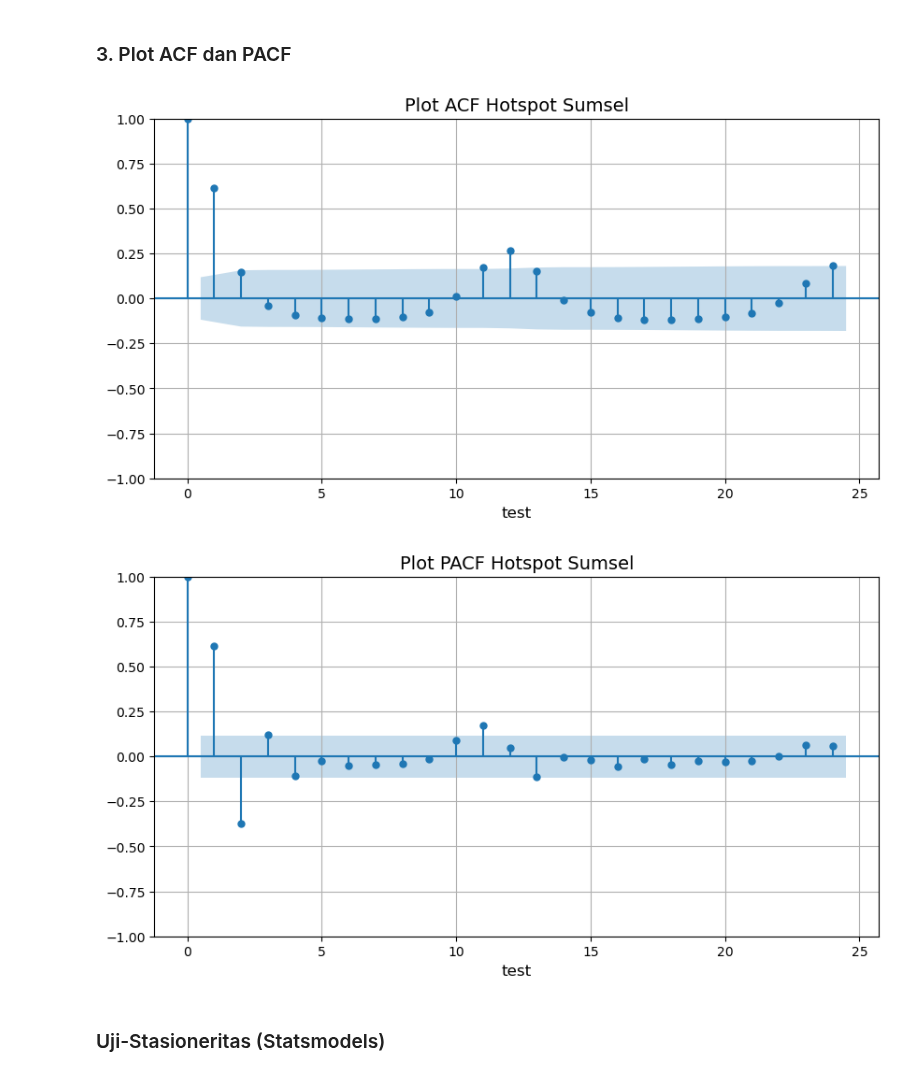
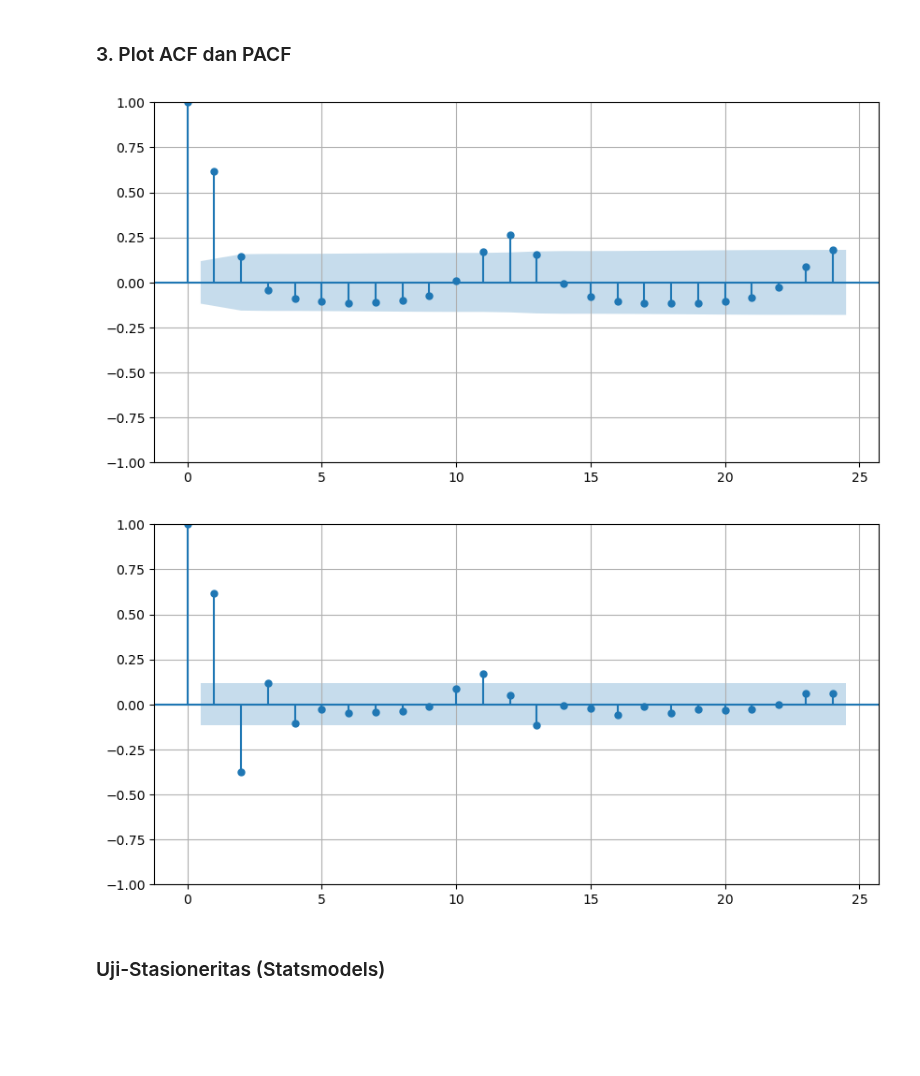
Before and after one commit to kusin/2024_BOPTN_Hopsot, a Jupyter notebook: source-code/Step3_analisa_time_series.ipynb, the cells around one changed output. Drawn from its saved outputs; the diff is of its cells as text; code cells hidden in the pictures; blank space fills up the shorter version.

```diff
--- a/source-code/Step3_analisa_time_series.ipynb
+++ b/source-code/Step3_analisa_time_series.ipynb
@@ -140,20 +140,20 @@ plt.show()
 # %%
 # membuat frame
 fig, ax = plt.subplots(figsize = (10,5))
 
 # membuat time series plot
 plot_acf(df_normalisasi["hotspot"], lags=24, ax=ax)
 
 # membuat label-label
-ax.set_title("Plot ACF Hotspot Sumsel", fontsize=14)
-ax.set_xlabel("test", fontsize=12)
+ax.set_title("", fontsize=14)
+ax.set_xlabel("", fontsize=12)
 ax.set_ylabel("", fontsize=12)
 ax.grid(True)
 
 # menampilkan plot
 plt.show()
 # %% [output]
-[figure, old version]
+[figure, new version]
 # %%
 # membuat frame
 fig, ax = plt.subplots(figsize = (10,5))
@@ -162,15 +162,15 @@ fig, ax = plt.subplots(figsize = (10,5))
 plot_pacf(df_normalisasi["hotspot"], lags=24, ax=ax)
 
 # membuat label-label
-ax.set_title("Plot PACF Hotspot Sumsel", fontsize=14)
-ax.set_xlabel("test", fontsize=12)
+ax.set_title("", fontsize=14)
+ax.set_xlabel("", fontsize=12)
 ax.set_ylabel("", fontsize=12)
 ax.grid(True)
 
 # menampilkan plot
 plt.show()
 # %% [output]
-[figure, old version]
+[figure, new version]
 # %% [markdown]
 ### Uji-Stasioneritas (Statsmodels)
 # %% [markdown]
```
Also changed, not shown: parts of 3 cells of this notebook, 8 other files.
